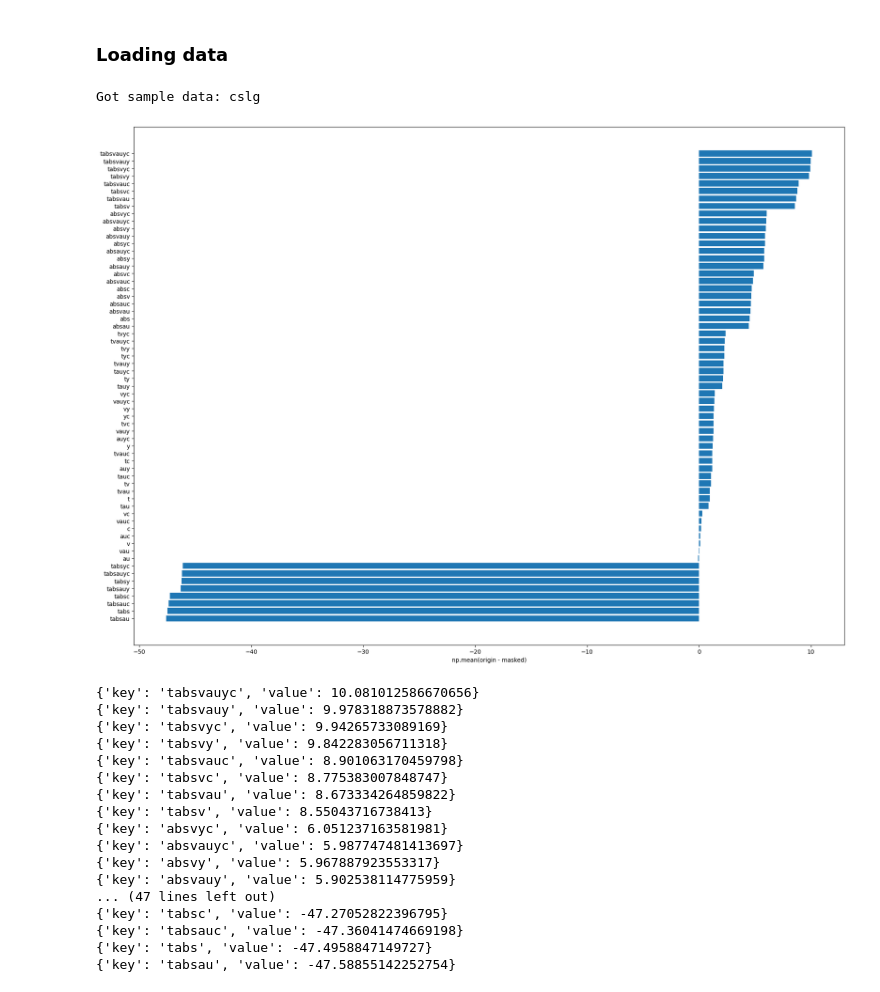
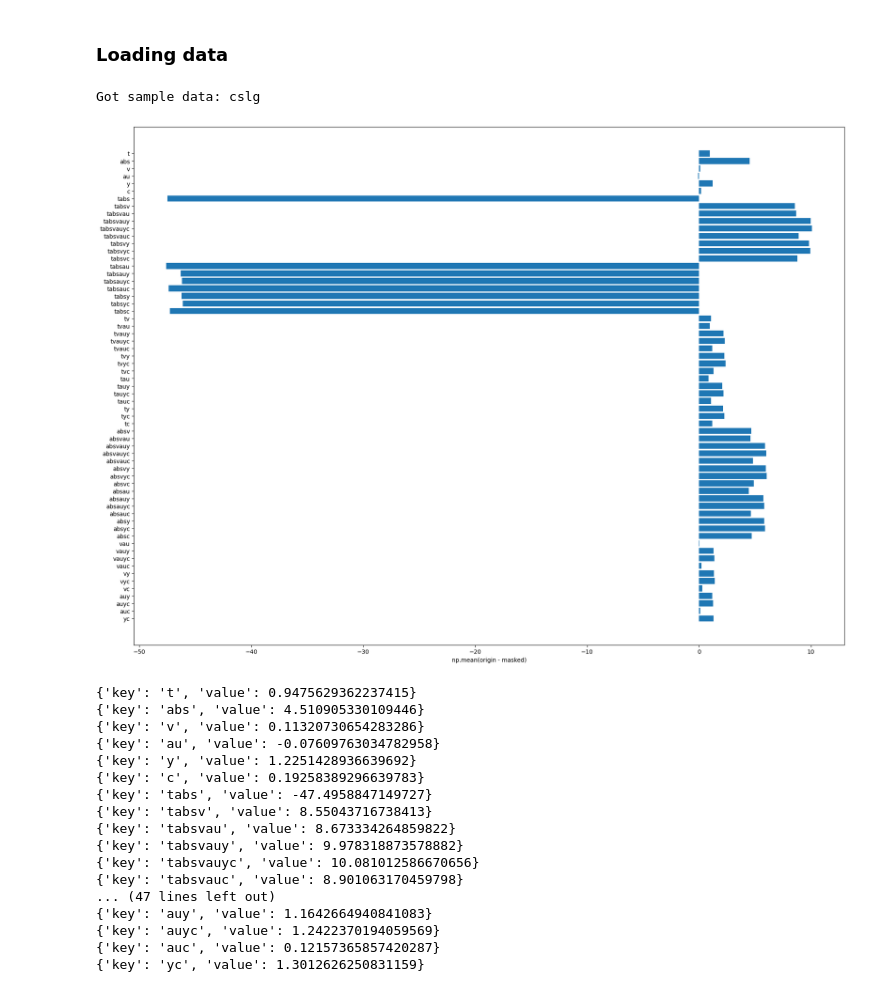
Before and after one commit to youyinnn/s2search, a Jupyter notebook: pipelining/exp5/exp5_cslg_plotting_shap.ipynb, the cells around one changed output. Drawn from its saved outputs; the diff is of its cells as text; code cells hidden in the pictures.

Commit message:
shap value order remove

```diff
--- a/pipelining/exp5/exp5_cslg_plotting_shap.ipynb
+++ b/pipelining/exp5/exp5_cslg_plotting_shap.ipynb
@@ -53,49 +50,49 @@ for sample_data_and_config in sample_data_and_config_arr:
             'value': np.mean(sample_origin_npy - array)
         })
 
         idx += 1
 
     y_values = np.array(y_values)
     sample_data_and_config['y_values'] = y_values
 
-shapley_need = sorted(shapley_need, key=lambda x: -x['value'])
+# shapley_need = sorted(shapley_need, key=lambda x: -x['value'])
 
 keys = []
 values = []
 for s in shapley_need:
     keys.append(s['key'])
     values.append(s['value'])
 
 y_pos = np.arange(len(keys))
 plt.rcdefaults()
 fig, ax = plt.subplots(figsize=(18, 13), constrained_layout=True)
 
 ax.barh(y_pos, values, align='center')
 ax.set_yticks(y_pos, labels=keys)
 ax.invert_yaxis()  # labels read top-to-bottom
 ax.set_xlabel('np.mean(origin - masked)')
 
 plt.show()
 
 for kv in shapley_need:
     print(kv)
 # %% [output]
 Got sample data: cslg
-[figure, old version]
+[figure, new version]
+{'key': 't', 'value': 0.9475629362237415}
+{'key': 'abs', 'value': 4.510905330109446}
+{'key': 'v', 'value': 0.11320730654283286}
+{'key': 'au', 'value': -0.07609763034782958}
+{'key': 'y', 'value': 1.2251428936639692}
+{'key': 'c', 'value': 0.19258389296639783}
+{'key': 'tabs', 'value': -47.4958847149727}
+{'key': 'tabsv', 'value': 8.55043716738413}
+{'key': 'tabsvau', 'value': 8.673334264859822}
+{'key': 'tabsvauy', 'value': 9.978318873578882}
 {'key': 'tabsvauyc', 'value': 10.081012586670656}
-{'key': 'tabsvauy', 'value': 9.978318873578882}
-{'key': 'tabsvyc', 'value': 9.94265733089169}
-{'key': 'tabsvy', 'value': 9.842283056711318}
 {'key': 'tabsvauc', 'value': 8.901063170459798}
-{'key': 'tabsvc', 'value': 8.775383007848747}
-{'key': 'tabsvau', 'value': 8.673334264859822}
-{'key': 'tabsv', 'value': 8.55043716738413}
-{'key': 'absvyc', 'value': 6.051237163581981}
-{'key': 'absvauyc', 'value': 5.987747481413697}
-{'key': 'absvy', 'value': 5.967887923553317}
-{'key': 'absvauy', 'value': 5.902538114775959}
 ... (47 lines left out)
-{'key': 'tabsc', 'value': -47.27052822396795}
-{'key': 'tabsauc', 'value': -47.36041474669198}
-{'key': 'tabs', 'value': -47.4958847149727}
-{'key': 'tabsau', 'value': -47.58855142252754}
+{'key': 'auy', 'value': 1.1642664940841083}
+{'key': 'auyc', 'value': 1.2422370194059569}
+{'key': 'auc', 'value': 0.12157365857420287}
+{'key': 'yc', 'value': 1.3012626250831159}
```
Also changed, not shown: parts of 1 cell of this notebook.
